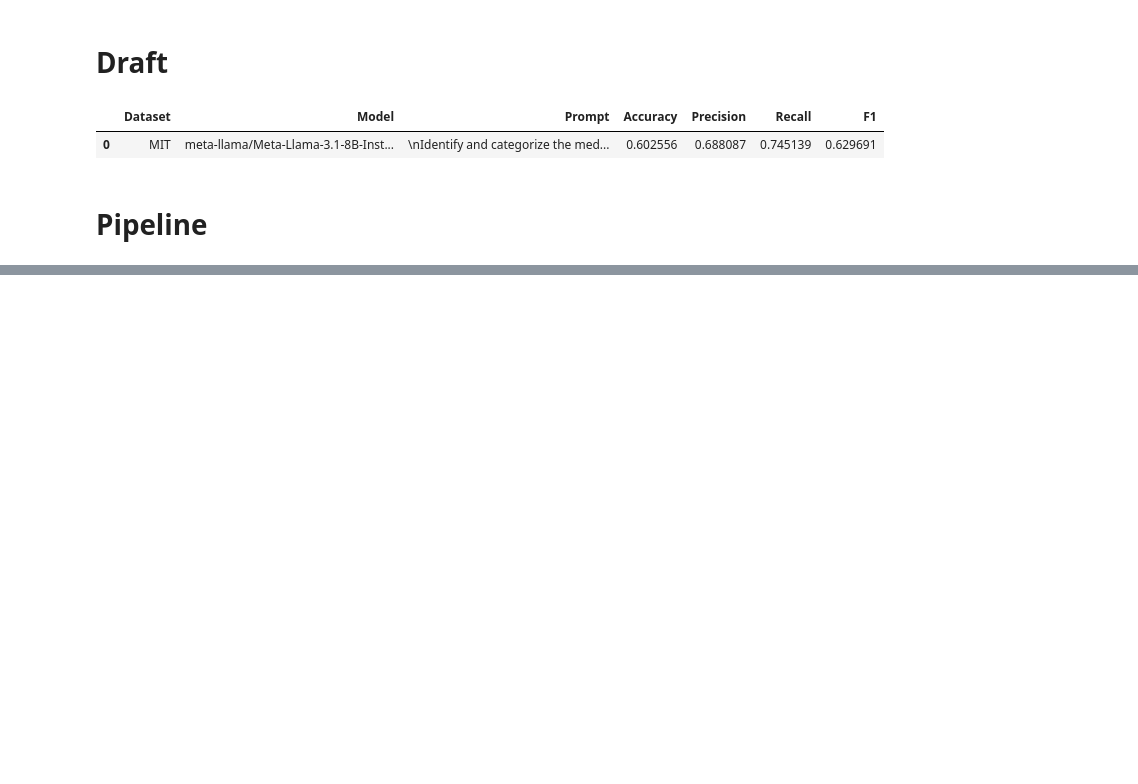
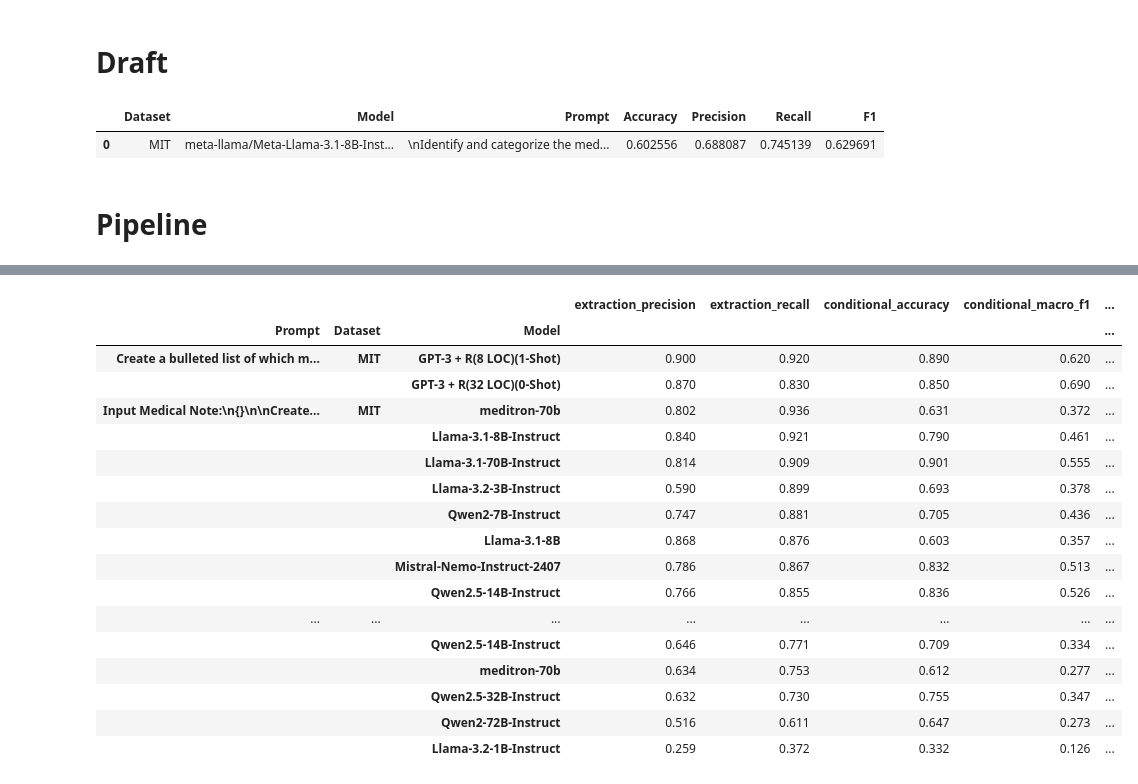
Before and after one commit to shaochon/HDS-BWH_Capstone, a Jupyter notebook: baseline.ipynb, the cells around one changed output, grey strips where cells are left out. Saved outputs shown, nothing was run; the diff lists cells and outputs as text; code cells hidden in the pictures; blank space fills up the shorter version.

```diff
--- a/baseline.ipynb
+++ b/baseline.ipynb
@@ -671,0 +817,56 @@ result_df
+# %%
+# Load the data and sort it by the specified columns
+import pandas as pd
+
+# Data folder
+data_folder = "/PHShome/cs1839/capstone_data/"
+# results table path
+results_df_path = data_folder + "results.csv"
+
+result_df = pd.read_csv(results_df_path).round(3)
+
+result_df = result_df._append({'Prompt': 'Create a bulleted list of which medications are mentioned and whether they are active, discontinued, or neither.',
+                   'Dataset': 'MIT',
+                   'Model': 'GPT-3 + R(32 LOC)(0-Shot)',
+                   'extraction_precision': 0.87,
+                   'extraction_recall': 0.83,
+                   'conditional_accuracy': 0.85,
+                   'conditional_macro_f1': 0.69,
+                   'conditional_macro_precision': '--',
+                   'conditional_macro_recall': '--'}, ignore_index=True)
+
+
+result_df = result_df._append({'Prompt': 'Create a bulleted list of which medications are mentioned and whether they are active, discontinued, or neither.',
+                   'Dataset': 'MIT',
+                   'Model': 'GPT-3 + R(8 LOC)(1-Shot)',
+                   'extraction_precision': 0.90,
+                   'extraction_recall': 0.92,
+                   'conditional_accuracy': 0.89,
+                   'conditional_macro_f1': 0.62,
+                   'conditional_macro_precision': '--',
+                   'conditional_macro_recall': '--'}, ignore_index=True)
+
+result_df[result_df.Dataset != 'Internal Data'].\
+sort_values(
+    by=['Prompt', 'Dataset', 'extraction_recall', 'conditional_accuracy', 'conditional_macro_f1'],
+    ascending=[True, False, False, False, False]
+).set_index(['Prompt', 'Dataset', 'Model'])
+# %% [output]
+|  |  |  | extraction_precision | extraction_recall | conditional_accuracy | conditional_macro_f1 | ... |
+| Prompt | Dataset | Model |  |  |  |  | ... |
+| Create a bulleted list of which m... | MIT | GPT-3 + R(8 LOC)(1-Shot) | 0.900 | 0.920 | 0.890 | 0.620 | ... |
+|  |  | GPT-3 + R(32 LOC)(0-Shot) | 0.870 | 0.830 | 0.850 | 0.690 | ... |
+| Input Medical Note:\n{}\n\nCreate... | MIT | meditron-70b | 0.802 | 0.936 | 0.631 | 0.372 | ... |
+|  |  | Llama-3.1-8B-Instruct | 0.840 | 0.921 | 0.790 | 0.461 | ... |
+|  |  | Llama-3.1-70B-Instruct | 0.814 | 0.909 | 0.901 | 0.555 | ... |
+|  |  | Llama-3.2-3B-Instruct | 0.590 | 0.899 | 0.693 | 0.378 | ... |
+|  |  | Qwen2-7B-Instruct | 0.747 | 0.881 | 0.705 | 0.436 | ... |
+|  |  | Llama-3.1-8B | 0.868 | 0.876 | 0.603 | 0.357 | ... |
+|  |  | Mistral-Nemo-Instruct-2407 | 0.786 | 0.867 | 0.832 | 0.513 | ... |
+|  |  | Qwen2.5-14B-Instruct | 0.766 | 0.855 | 0.836 | 0.526 | ... |
+| ... | ... | ... | ... | ... | ... | ... | ... |
+|  |  | Qwen2.5-14B-Instruct | 0.646 | 0.771 | 0.709 | 0.334 | ... |
+|  |  | meditron-70b | 0.634 | 0.753 | 0.612 | 0.277 | ... |
+|  |  | Qwen2.5-32B-Instruct | 0.632 | 0.730 | 0.755 | 0.347 | ... |
+|  |  | Qwen2-72B-Instruct | 0.516 | 0.611 | 0.647 | 0.273 | ... |
+|  |  | Llama-3.2-1B-Instruct | 0.259 | 0.372 | 0.332 | 0.126 | ... |
```
Also changed, not shown: parts of 9 cells of this notebook, 7 other files.
